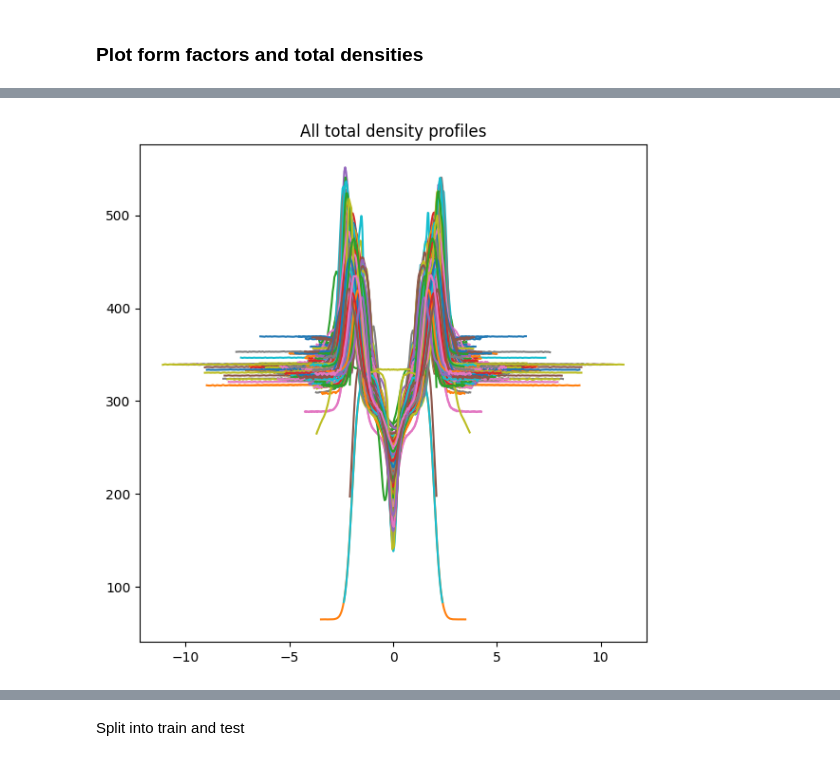
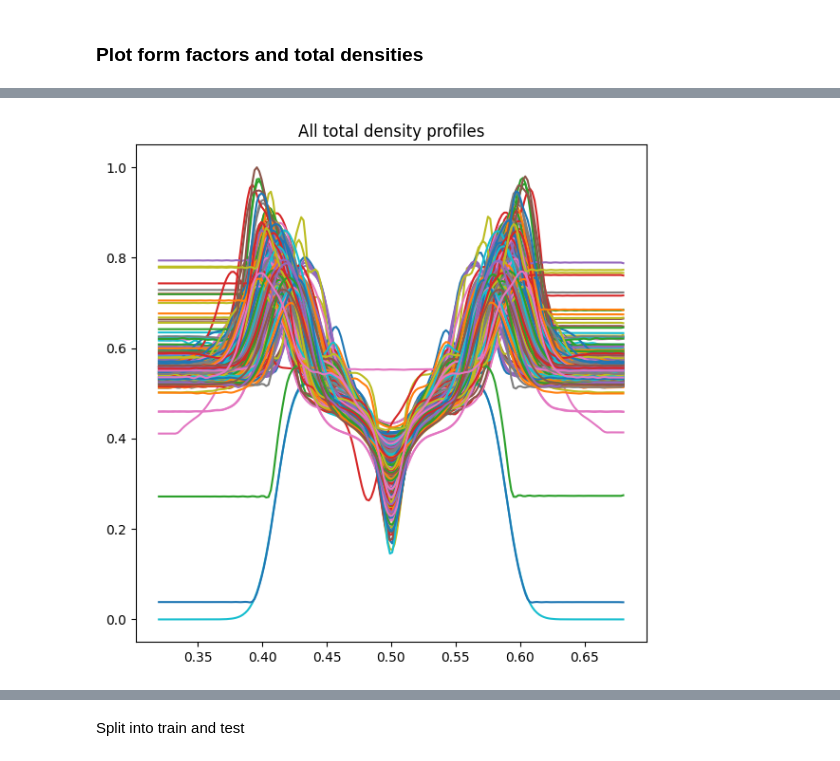
Before and after one commit to Simula-Consulting/NMRlipids, a Jupyter notebook: FormFactor_to_TotalDensity_model_training_walkthrough.ipynb, the cells around one changed output, grey strips where cells are left out. Cells and saved outputs as stored; diff of their text form; code cells hidden in the pictures.

```diff
--- a/FormFactor_to_TotalDensity_model_training_walkthrough.ipynb
+++ b/FormFactor_to_TotalDensity_model_training_walkthrough.ipynb
@@ -37,0 +118,10 @@ Databank initialized from the folder: /home/evenmm/NMRlipids/Databank/Data/Simul
+# %%
+# Plot all total density profiles
+plt.figure(figsize=(6, 6))
+for x_vector, y_vector in zip(padded_td_x, padded_td_y):
+    plt.plot(x_vector, y_vector)
+plt.axvline(x_interval_start, color='k', linestyle='solid')
+plt.axvline(x_interval_end, color='k', linestyle='solid')
+plt.title('All total density profiles')
+plt.tight_layout()
+plt.show()
@@ -37,0 +133,25 @@ Databank initialized from the folder: /home/evenmm/NMRlipids/Databank/Data/Simul
+# %%
+min_ff = min(min(sublist) for sublist in all_ff)
+min_td_x = min(min(sublist) for sublist in padded_td_x)
+min_td_y = min(min(sublist) for sublist in padded_td_y)
+
+max_ff = max(max(sublist) for sublist in all_ff)
+max_td_x = max(max(sublist) for sublist in padded_td_x)
+max_td_y = max(max(sublist) for sublist in padded_td_y)
+
+# Min-max normalization
+def rescale_array(arr, min_value, max_value):
+    return (arr - min_value) / (max_value - min_value)
+
+# Apply to each sublist in ff and td x and y
+rescaled_all_ff = [rescale_array(ff, min_ff, max_ff) for ff in all_ff]
+rescaled_all_td_x = [rescale_array(td_x, min_td_x, max_td_x) for td_x in padded_td_x]
+rescaled_all_td_y = [rescale_array(td_y, min_td_y, max_td_y) for td_y in padded_td_y]
+# %%
+# Plot all total density profiles
+plt.figure(figsize=(6, 6))
+for x_vector, y_vector in zip(rescaled_all_td_x, rescaled_all_td_y):
+    plt.plot(x_vector, y_vector)
+plt.title('Scaled total density profiles')
+plt.tight_layout()
+plt.show()
@@ -91,0 +227,4 @@ sim_TD_y_df.shape (787, 200)
+# %%
+# Convert the data to a pandas DataFrame
+sim_FF_df = pd.DataFrame(rescaled_all_ff)
+sim_TD_y_df = pd.DataFrame(standardized_y)
@@ -154,10 +277,10 @@ plt.show()
 # %%
-# Plot all total density profiles
+# Plot all total density profiles in the df
 plt.figure(figsize=(6, 6))
 for index, row in sim_TD_y_df.iterrows():
-    plt.plot(sim_TD_x_df.loc[index,:].to_list(), row.to_list())
+    plt.plot(uniform_x_range, row.to_list())
 plt.title('All total density profiles')
 plt.tight_layout()
 plt.show()
 # %% [output]
-[figure, old version]
+[figure, new version]
```
Also changed, not shown: parts of 33 cells of this notebook, 1 other file.
